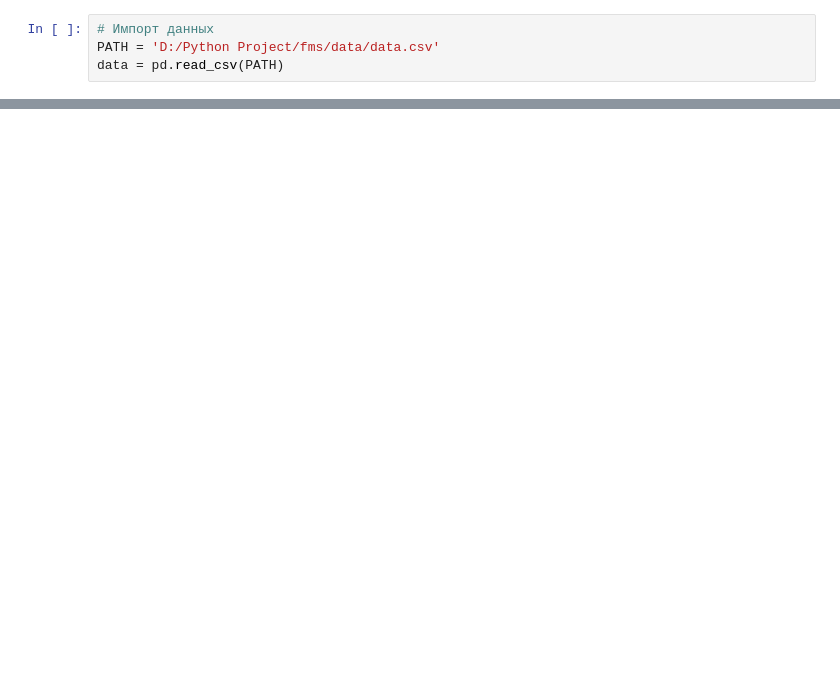
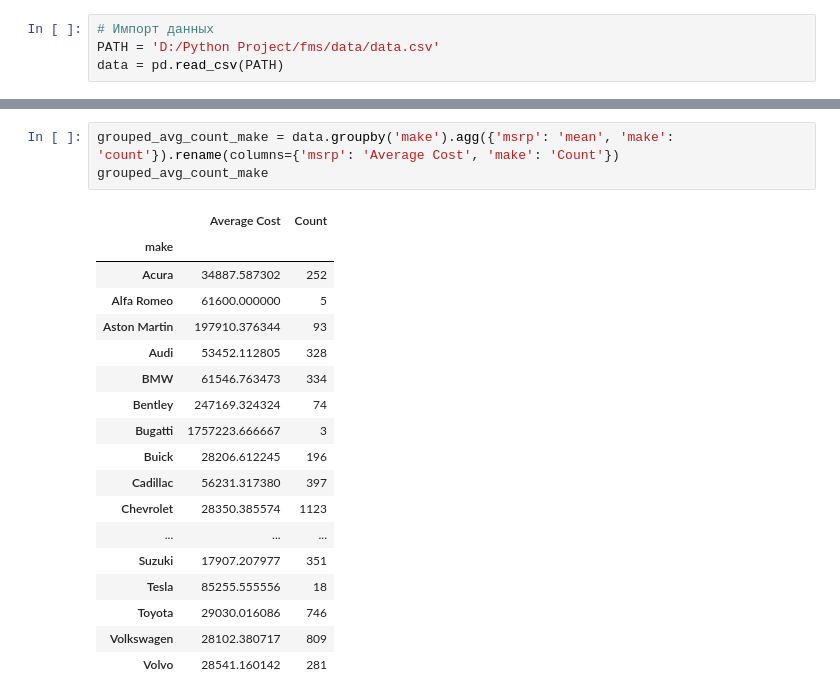
Before and after one commit to SlambekovAsset/python_project, a Jupyter notebook: notebooks/fms.ipynb, the cells around one changed output, grey strips where cells are left out. Drawn from its saved outputs; the diff is of its cells as text; blank space fills up the shorter version.

```diff
--- a/notebooks/fms.ipynb
+++ b/notebooks/fms.ipynb
@@ -116,0 +34,22 @@ y_pred = w_0 + X_train.dot(w)
+# %%
+grouped_avg_count_make = data.groupby('make').agg({'msrp': 'mean', 'make': 'count'}).rename(columns={'msrp': 'Average Cost', 'make': 'Count'})
+grouped_avg_count_make
+# %% [output]
+|  | Average Cost | Count |
+| make |  |  |
+| Acura | 34887.587302 | 252 |
+| Alfa Romeo | 61600.000000 | 5 |
+| Aston Martin | 197910.376344 | 93 |
+| Audi | 53452.112805 | 328 |
+| BMW | 61546.763473 | 334 |
+| Bentley | 247169.324324 | 74 |
+| Bugatti | 1757223.666667 | 3 |
+| Buick | 28206.612245 | 196 |
+| Cadillac | 56231.317380 | 397 |
+| Chevrolet | 28350.385574 | 1123 |
+| ... | ... | ... |
+| Suzuki | 17907.207977 | 351 |
+| Tesla | 85255.555556 | 18 |
+| Toyota | 29030.016086 | 746 |
+| Volkswagen | 28102.380717 | 809 |
+| Volvo | 28541.160142 | 281 |
```
Also changed, not shown: parts of 23 cells of this notebook, 2 other files.
